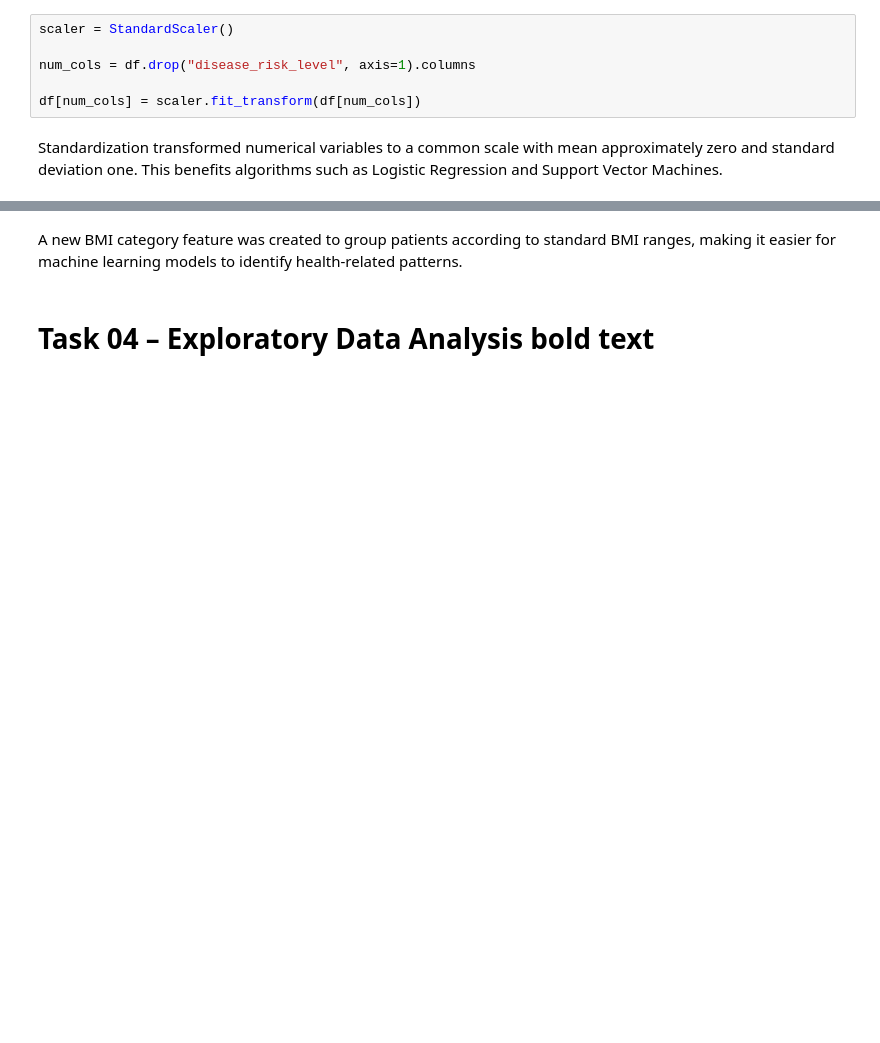
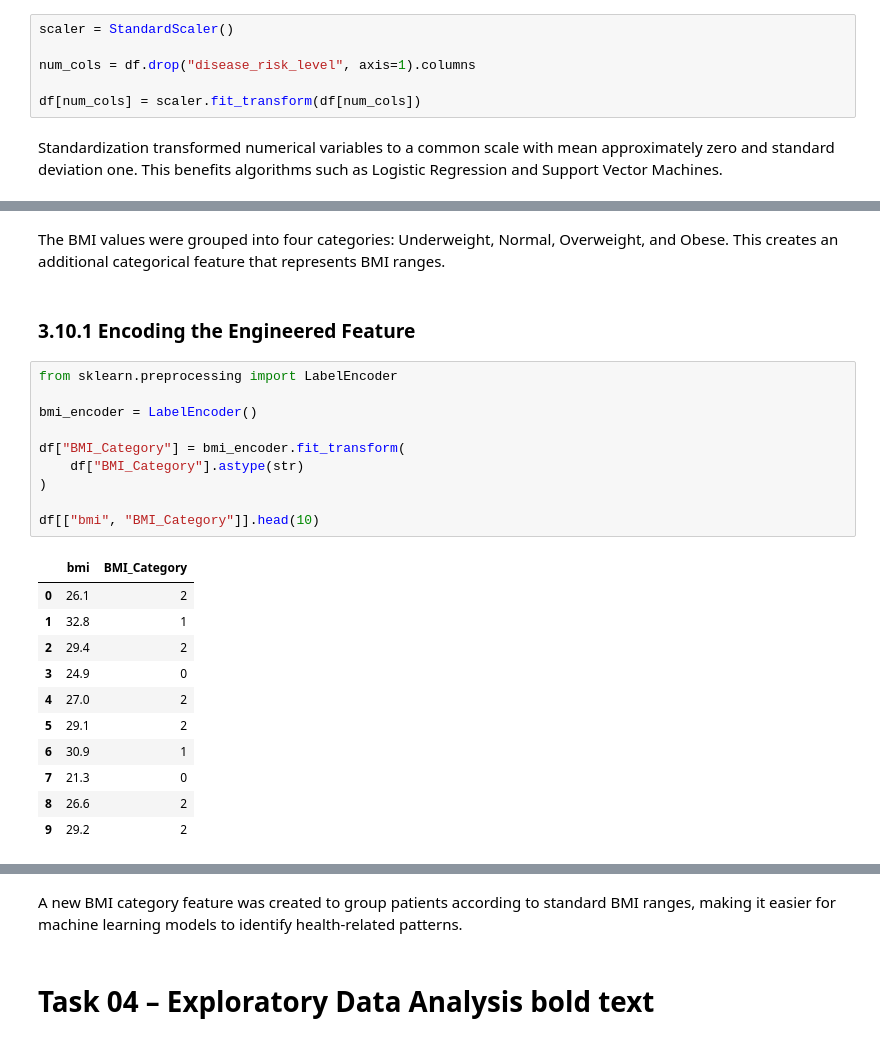
Before and after one commit to ThilaniDilmani/SmartCare-Hospital-AI, a Jupyter notebook: notebooks/task_03_and_04.ipynb, the cells around one changed output, grey strips where cells are left out. Drawn from its saved outputs; the diff is of its cells as text; blank space fills up the shorter version.

Commit message:
Fix feature engineering and preprocessing

```diff
--- a/notebooks/task_03_and_04.ipynb
+++ b/notebooks/task_03_and_04.ipynb
@@ -318,0 +352,26 @@ Input features and the target variable were separated before model training.
+# %% [markdown]
+The BMI values were grouped into four categories: Underweight, Normal, Overweight, and Obese. This creates an additional categorical feature that represents BMI ranges.
+# %% [markdown]
+### 3.10.1 Encoding the Engineered Feature
+# %%
+from sklearn.preprocessing import LabelEncoder
+
+bmi_encoder = LabelEncoder()
+
+df["BMI_Category"] = bmi_encoder.fit_transform(
+    df["BMI_Category"].astype(str)
+)
+
+df[["bmi", "BMI_Category"]].head(10)
+# %% [output]
+|  | bmi | BMI_Category |
+| 0 | 26.1 | 2 |
+| 1 | 32.8 | 1 |
+| 2 | 29.4 | 2 |
+| 3 | 24.9 | 0 |
+| 4 | 27.0 | 2 |
+| 5 | 29.1 | 2 |
+| 6 | 30.9 | 1 |
+| 7 | 21.3 | 0 |
+| 8 | 26.6 | 2 |
+| 9 | 29.2 | 2 |
```
Also changed, not shown: parts of 12 cells of this notebook.
